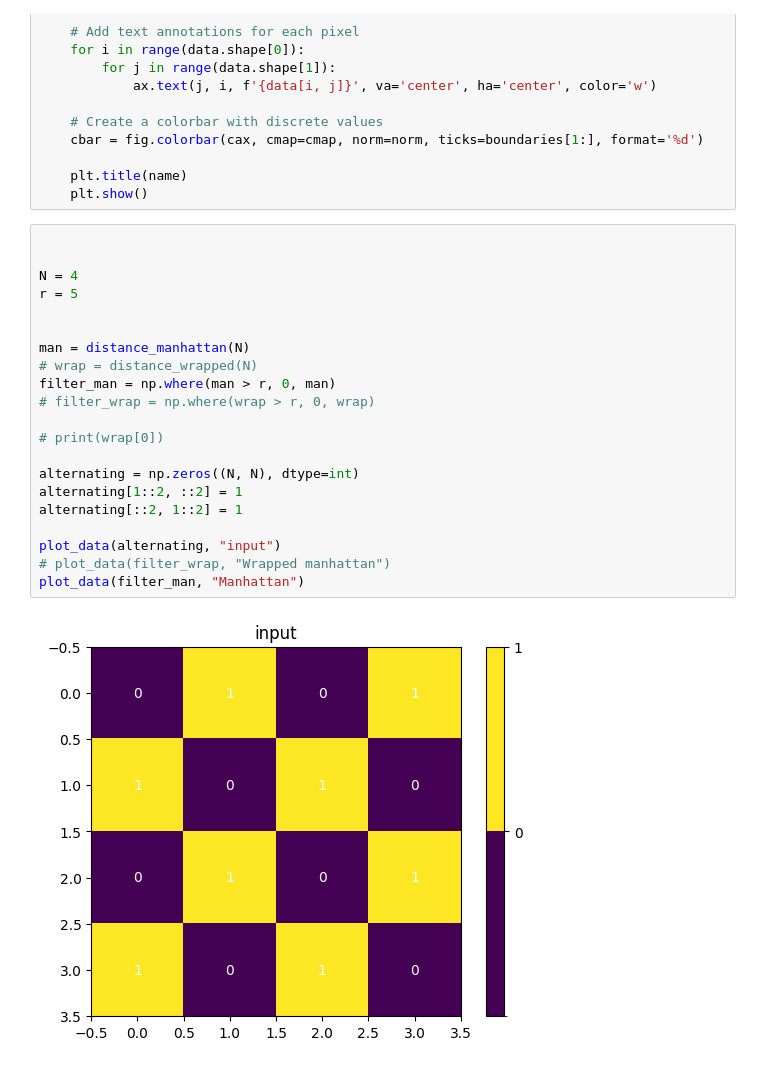
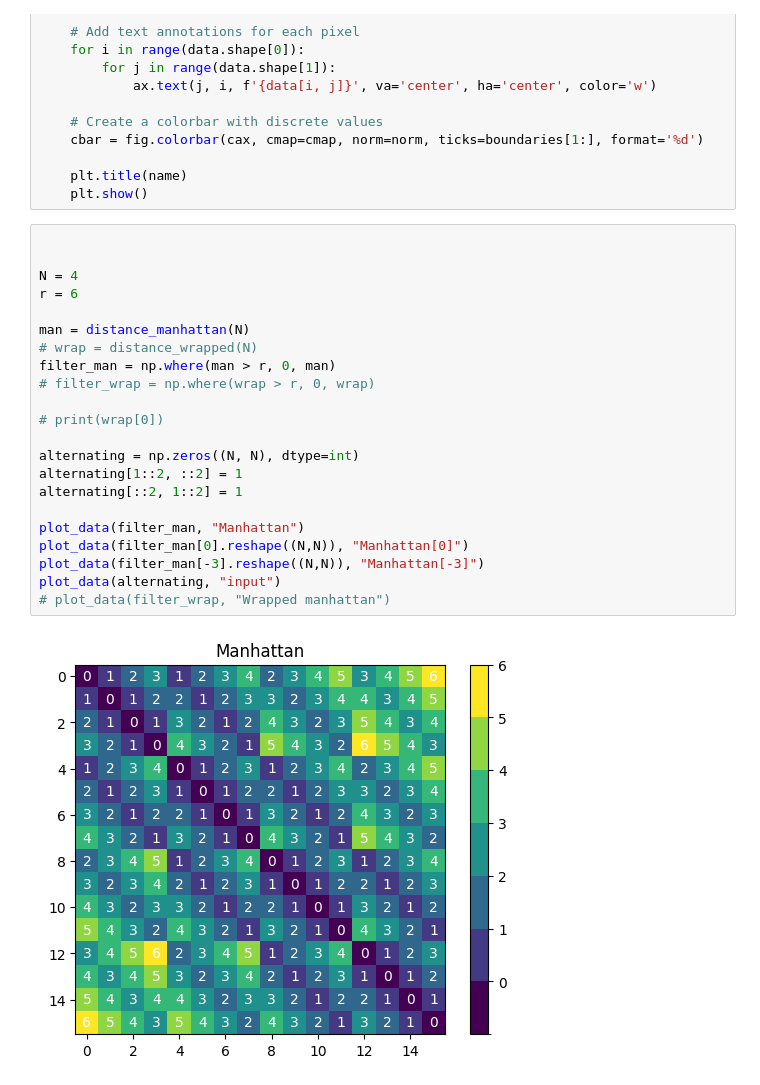
Before and after one commit to garthwales/DDN-NC, a Jupyter notebook: dev/matrix.ipynb, the cells around one changed output. Saved outputs shown, nothing was run; the diff lists cells and outputs as text.

```diff
--- a/dev/matrix.ipynb
+++ b/dev/matrix.ipynb
@@ -26,23 +26,24 @@ def plot_data(data, name):
 # %%
 
 
 N = 4
-r = 5
-
+r = 6
 
 man = distance_manhattan(N)
 # wrap = distance_wrapped(N)
 filter_man = np.where(man > r, 0, man)
 # filter_wrap = np.where(wrap > r, 0, wrap)
 
 # print(wrap[0])
 
 alternating = np.zeros((N, N), dtype=int)
 alternating[1::2, ::2] = 1
 alternating[::2, 1::2] = 1
 
+plot_data(filter_man, "Manhattan")
+plot_data(filter_man[0].reshape((N,N)), "Manhattan[0]")
+plot_data(filter_man[-3].reshape((N,N)), "Manhattan[-3]")
 plot_data(alternating, "input")
 # plot_data(filter_wrap, "Wrapped manhattan")
-plot_data(filter_man, "Manhattan")
 # %% [output]
-[figure, old version]
+[figure, new version]
```
Also changed, not shown: parts of 2 cells of this notebook, 1 other file.
